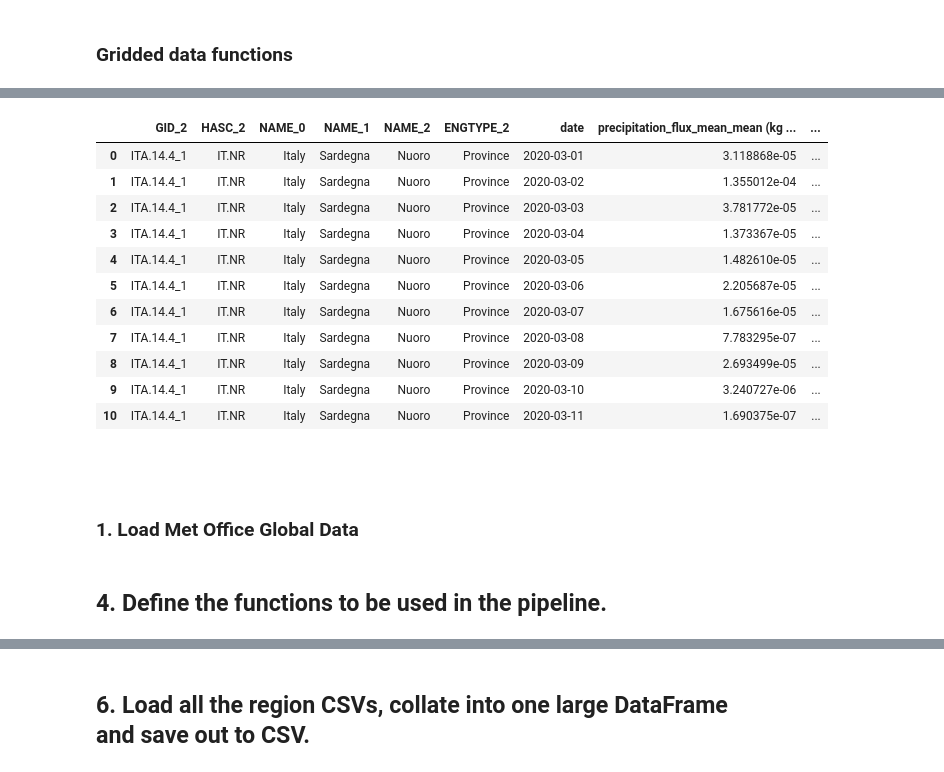
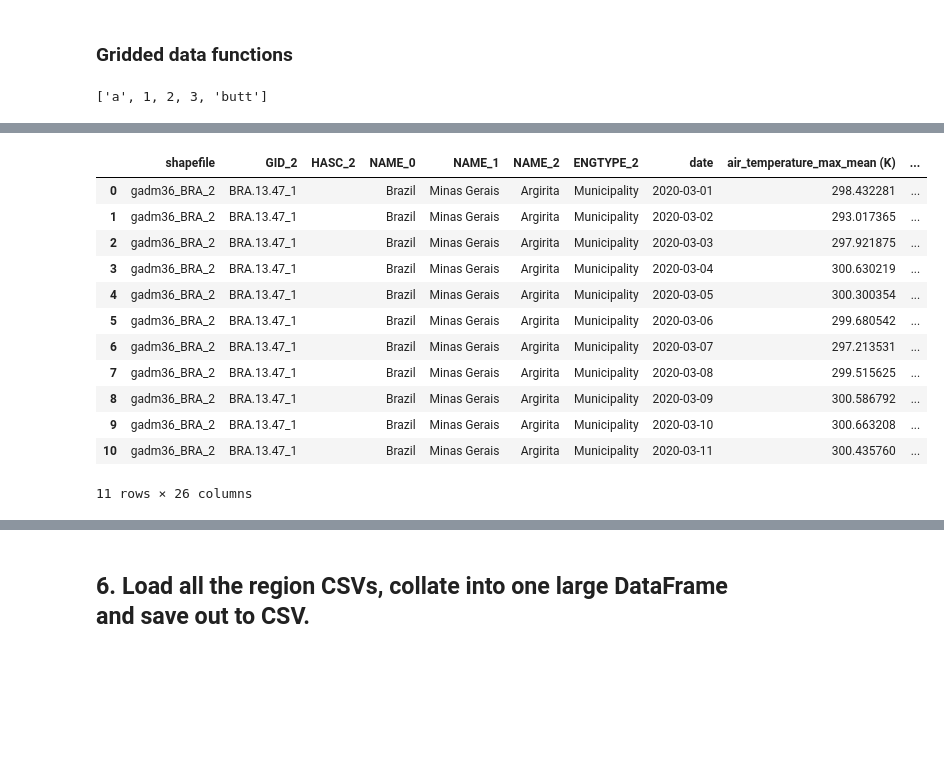
Before and after one commit to informatics-lab/covid-19_shapecutter, a Jupyter notebook: extract_regional_data_using_shapefile.ipynb, the cells around one changed output, grey strips where cells are left out. Drawn from its saved outputs; the diff is of its cells as text; code cells hidden in the pictures; blank space fills up the shorter version.

```diff
--- a/extract_regional_data_using_shapefile.ipynb
+++ b/extract_regional_data_using_shapefile.ipynb
@@ -173,7 +179,7 @@ COLUMNS
 # %% [output]
 ('GID_2', 'HASC_2', 'NAME_0', 'NAME_1', 'NAME_2', 'ENGTYPE_2')
 # %%
-#The first attribute in COLUMNS will be the shapefile attribute we iterate over in our pipeline
-SHAPE_IDS = tuple(record.attributes[COLUMNS[0]] for record in shape_reader.records())
+#The first attribute in SHAPE_ATTRS will be the shapefile attribute we iterate over in our pipeline
+SHAPE_IDS = tuple(record.attributes[SHAPE_ATTRS[0]] for record in shape_reader.records())
 SHAPE_IDS[0:10]
 # %% [output]
@@ -296,7 +303,7 @@ GeogCS(6371229.0)
 # %% [markdown]
 ### Shapefile functions
 # %%
-def get_shape_record(target, shape_reader=shape_reader, attribute=COLUMNS[0]):
+def get_shape_record(target, shape_reader=shape_reader, attribute=SHAPE_ATTRS[0]):
     '''
     Get a record from the shape_reader with a target attribute.
 
@@ -373,18 +380,21 @@ def get_date(dt):
     Return date from datetime-like object dt
     '''
     return datetime.date(dt.year, dt.month, dt.day)
+# %%
+tup = (1,2,3)
+['a']+list(tup)+['butt']
+# %% [output]
+['a', 1, 2, 3, 'butt']
 # %%
-def get_column_order(start, mid, end):
+def get_column_order(start, end):
     '''
 
     '''
-    start_mid = tuple(start) + tuple(mid)
+    starts = tuple(start)
 
-    ends = tuple(sorted([c for c in end if c not in start_mid]))
+    ends = tuple(sorted([c for c in end if c not in starts]))
 
-    start_mid_end = start_mid + ends
-
-    return start_mid_end
+    return starts+ends
 # %%
 def extract_collapse_df(shape_id, cubes=shape_cubes, **kwargs):
     '''
@@ -418,13 +428,14 @@ def extract_collapse_df(shape_id, cubes=shape_cubes, **kwargs):
     #Line up data and column names for Pandas DataFrame
     time = mean_cubes[0].coord('time')
     length = len(time.points)
-    data = {name: [region.attributes[name]]*length for name in COLUMNS}
+    data = {'shapefile': [shape_name]*length}
+    data.update({name: [region.attributes[name]]*length for name in SHAPE_ATTRS})
     data.update({'date': [get_date(cell.point) for cell in time.cells()]})
     data.update({parse_data_name(cube): cube.data for cube in mean_cubes})
     data.update({parse_data_name(cube): cube.data for cube in var_cubes})
 
     #Get a column order so that all dataframes have the same column order
-    column_order = get_column_order(COLUMNS, ['date'], data.keys())
+    column_order = get_column_order(['shapefile']+list(SHAPE_ATTRS)+['date'], end=data.keys())
 
     #Create DataFrame
     df = pd.DataFrame(data, columns=column_order)
@@ -432,6 +443,6 @@ def extract_collapse_df(shape_id, cubes=shape_cubes, **kwargs):
     return df
 # %%
 %%time
-cblst = shape_cubes[0:2]
+cblst = shape_cubes
 extract_collapse_df(rand_id(), cblst)
 # %% [output]
@@ -440,18 +451,13 @@ Wall time: 849 ms
-|  | GID_2 | HASC_2 | NAME_0 | NAME_1 | NAME_2 | ENGTYPE_2 | date | precipitation_flux_mean_mean (kg ... | ... |
-| 0 | ITA.14.4_1 | IT.NR | Italy | Sardegna | Nuoro | Province | 2020-03-01 | 3.118868e-05 | ... |
-| 1 | ITA.14.4_1 | IT.NR | Italy | Sardegna | Nuoro | Province | 2020-03-02 | 1.355012e-04 | ... |
-| 2 | ITA.14.4_1 | IT.NR | Italy | Sardegna | Nuoro | Province | 2020-03-03 | 3.781772e-05 | ... |
-| 3 | ITA.14.4_1 | IT.NR | Italy | Sardegna | Nuoro | Province | 2020-03-04 | 1.373367e-05 | ... |
-| 4 | ITA.14.4_1 | IT.NR | Italy | Sardegna | Nuoro | Province | 2020-03-05 | 1.482610e-05 | ... |
-| 5 | ITA.14.4_1 | IT.NR | Italy | Sardegna | Nuoro | Province | 2020-03-06 | 2.205687e-05 | ... |
-| 6 | ITA.14.4_1 | IT.NR | Italy | Sardegna | Nuoro | Province | 2020-03-07 | 1.675616e-05 | ... |
-| 7 | ITA.14.4_1 | IT.NR | Italy | Sardegna | Nuoro | Province | 2020-03-08 | 7.783295e-07 | ... |
-| 8 | ITA.14.4_1 | IT.NR | Italy | Sardegna | Nuoro | Province | 2020-03-09 | 2.693499e-05 | ... |
-| 9 | ITA.14.4_1 | IT.NR | Italy | Sardegna | Nuoro | Province | 2020-03-10 | 3.240727e-06 | ... |
-| 10 | ITA.14.4_1 | IT.NR | Italy | Sardegna | Nuoro | Province | 2020-03-11 | 1.690375e-07 | ... |
+|  | shapefile | GID_2 | HASC_2 | NAME_0 | NAME_1 | NAME_2 | ENGTYPE_2 | date | air_temperature_max_mean (K) | ... |
+| 0 | gadm36_BRA_2 | BRA.13.47_1 |  | Brazil | Minas Gerais | Argirita | Municipality | 2020-03-01 | 298.432281 | ... |
+| 1 | gadm36_BRA_2 | BRA.13.47_1 |  | Brazil | Minas Gerais | Argirita | Municipality | 2020-03-02 | 293.017365 | ... |
+| 2 | gadm36_BRA_2 | BRA.13.47_1 |  | Brazil | Minas Gerais | Argirita | Municipality | 2020-03-03 | 297.921875 | ... |
+| 3 | gadm36_BRA_2 | BRA.13.47_1 |  | Brazil | Minas Gerais | Argirita | Municipality | 2020-03-04 | 300.630219 | ... |
+| 4 | gadm36_BRA_2 | BRA.13.47_1 |  | Brazil | Minas Gerais | Argirita | Municipality | 2020-03-05 | 300.300354 | ... |
+| 5 | gadm36_BRA_2 | BRA.13.47_1 |  | Brazil | Minas Gerais | Argirita | Municipality | 2020-03-06 | 299.680542 | ... |
+| 6 | gadm36_BRA_2 | BRA.13.47_1 |  | Brazil | Minas Gerais | Argirita | Municipality | 2020-03-07 | 297.213531 | ... |
+| 7 | gadm36_BRA_2 | BRA.13.47_1 |  | Brazil | Minas Gerais | Argirita | Municipality | 2020-03-08 | 299.515625 | ... |
+| 8 | gadm36_BRA_2 | BRA.13.47_1 |  | Brazil | Minas Gerais | Argirita | Municipality | 2020-03-09 | 300.586792 | ... |
+| 9 | gadm36_BRA_2 | BRA.13.47_1 |  | Brazil | Minas Gerais | Argirita | Municipality | 2020-03-10 | 300.663208 | ... |
+| 10 | gadm36_BRA_2 | BRA.13.47_1 |  | Brazil | Minas Gerais | Argirita | Municipality | 2020-03-11 | 300.435760 | ... |
+11 rows × 26 columns
-# %% [markdown]
-###
-# %% [markdown]
-### 1. Load Met Office Global Data
-# %% [markdown]
-## 4. Define the functions to be used in the pipeline.
```
Also changed, not shown: parts of 23 cells of this notebook.
